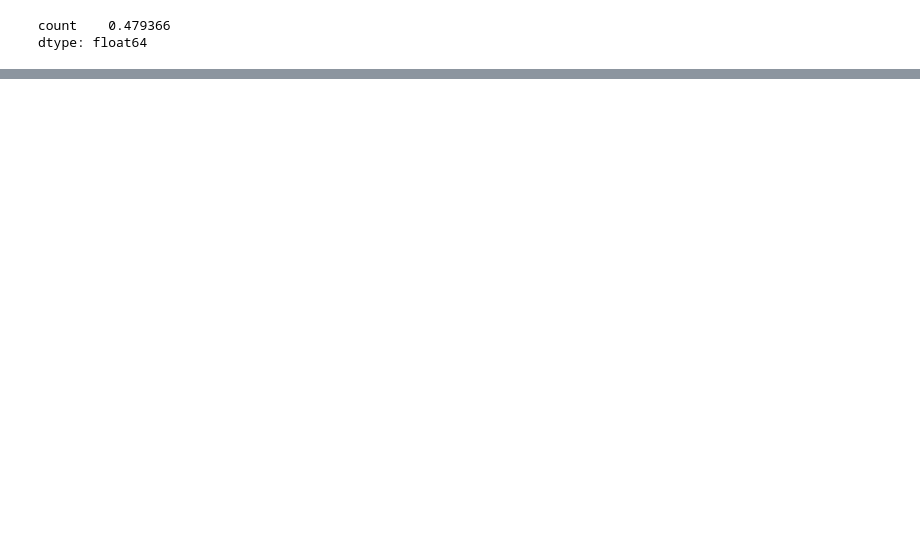
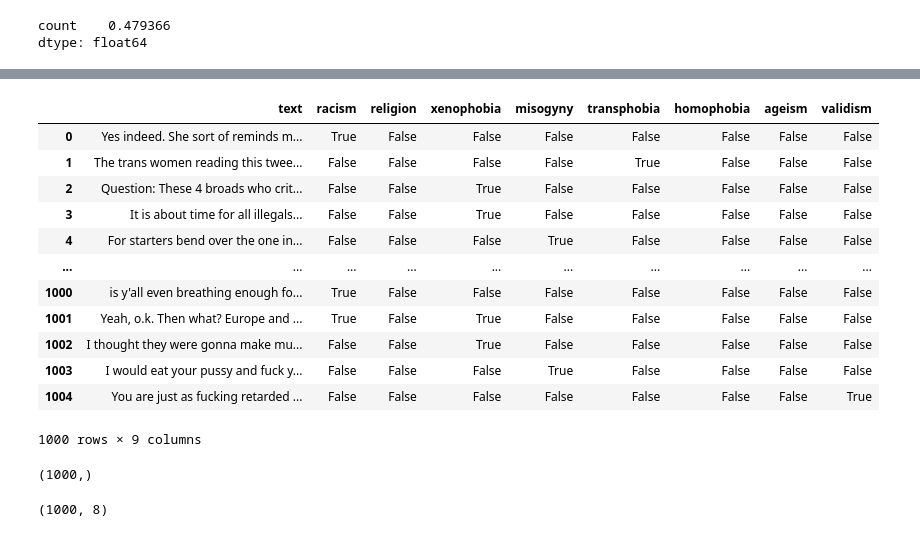
Before and after one commit to irismarechal1997/moder_ia, a Jupyter notebook: notebook/iris_3.ipynb, the cells around one changed output, grey strips where cells are left out. Drawn from its saved outputs; the diff is of its cells as text; code cells hidden in the pictures; blank space fills up the shorter version.

```diff
--- a/notebook/iris_3.ipynb
+++ b/notebook/iris_3.ipynb
@@ -159,0 +114,17 @@ dtype: float64
+# %%
+data_extracted=data_1[0:1000]
+data_extracted
+# %% [output]
+|  | text | racism | religion | xenophobia | misogyny | transphobia | homophobia | ageism | validism |
+| 0 | Yes indeed. She sort of reminds m... | True | False | False | False | False | False | False | False |
+| 1 | The trans women reading this twee... | False | False | False | False | True | False | False | False |
+| 2 | Question: These 4 broads who crit... | False | False | True | False | False | False | False | False |
+| 3 | It is about time for all illegals... | False | False | True | False | False | False | False | False |
+| 4 | For starters bend over the one in... | False | False | False | True | False | False | False | False |
+| ... | ... | ... | ... | ... | ... | ... | ... | ... | ... |
+| 1000 | is y'all even breathing enough fo... | True | False | False | False | False | False | False | False |
+| 1001 | Yeah, o.k. Then what? Europe and ... | True | False | True | False | False | False | False | False |
+| 1002 | I thought they were gonna make mu... | False | False | True | False | False | False | False | False |
+| 1003 | I would eat your pussy and fuck y... | False | False | False | True | False | False | False | False |
+| 1004 | You are just as fucking retarded ... | False | False | False | False | False | False | False | True |
+1000 rows × 9 columns
@@ -159,0 +138,8 @@ dtype: float64
+# %%
+texts.shape
+# %% [output]
+(1000,)
+# %%
+labels.shape
+# %% [output]
+(1000, 8)
```
Also changed, not shown: parts of 26 cells of this notebook, 3 other files.
